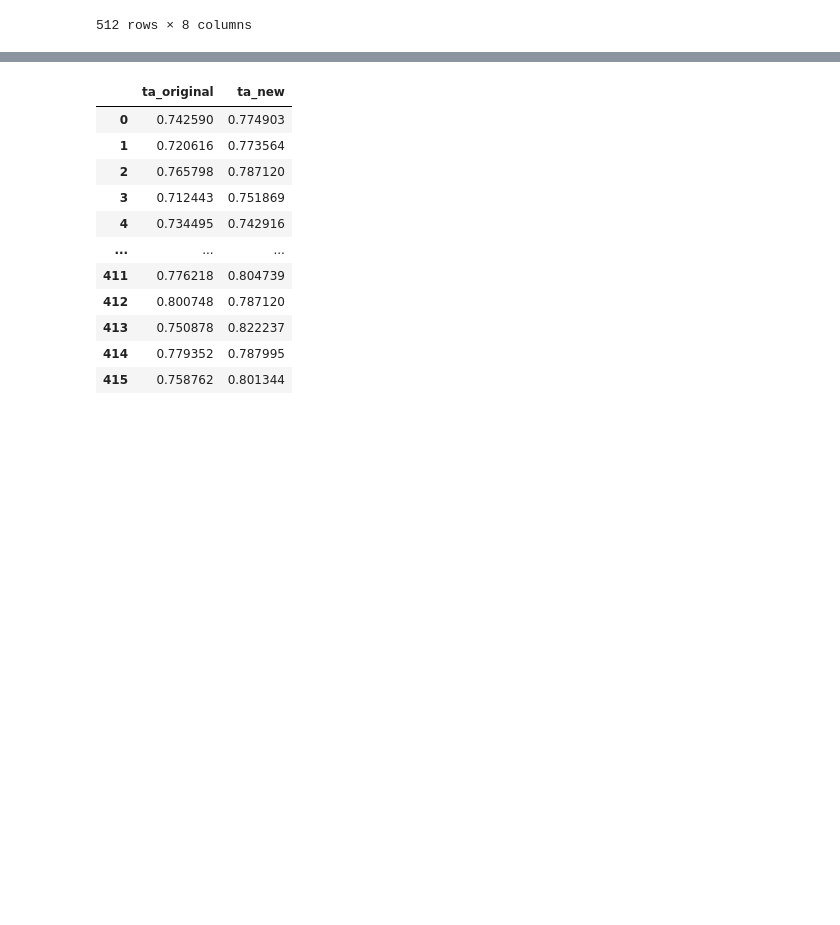
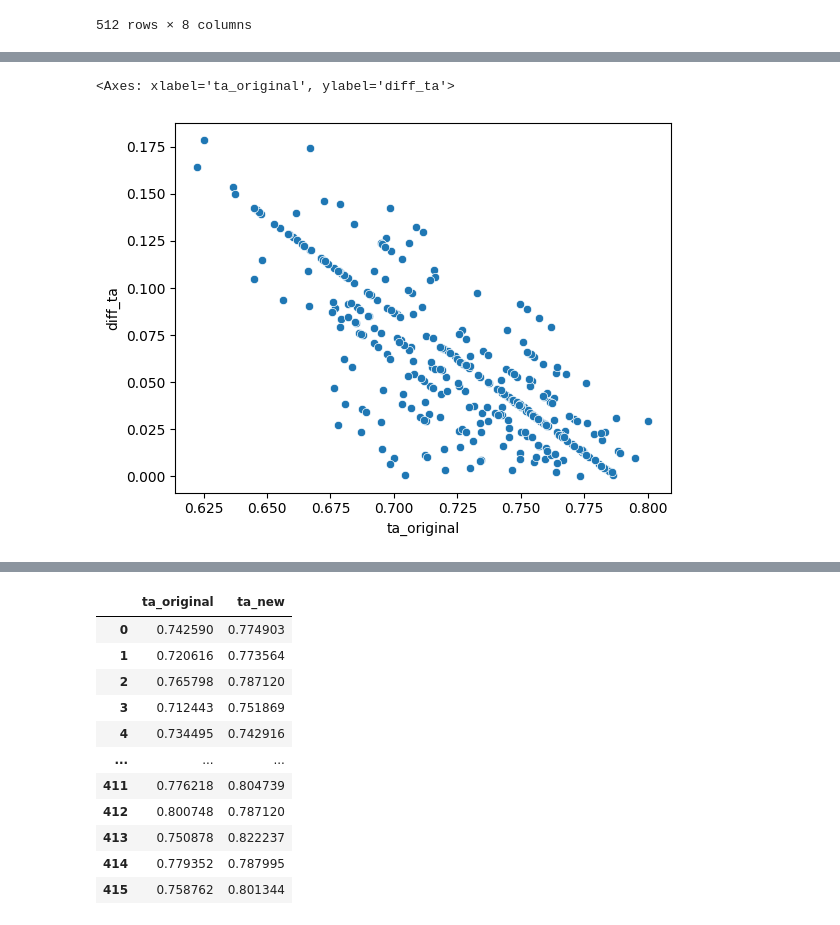
Before and after one commit to ecdiazl/capstone-project, a Jupyter notebook: Análisis/Capstone - Analisis_var1.ipynb, the cells around one changed output, grey strips where cells are left out. Drawn from its saved outputs; the diff is of its cells as text; code cells hidden in the pictures; blank space fills up the shorter version.

```diff
--- a/Análisis/Capstone - Analisis_var1.ipynb
+++ b/Análisis/Capstone - Analisis_var1.ipynb
@@ -148,0 +180,4 @@ resul_interes['diff_ta'][(resul_interes['diff_ta'] >=0) & (resul_interes['diff_t
+# %%
+df_scatter2=resul_interes[resul_interes['diff_ta'] >= 0][['ta_original','ta_new','diff_ta','diff_pay']].copy()
+df_scatter2 = df_scatter2.reset_index(drop=True)
+df_scatter2
@@ -148,0 +198,7 @@ resul_interes['diff_ta'][(resul_interes['diff_ta'] >=0) & (resul_interes['diff_t
+# %%
+sns.scatterplot(data=df_scatter2,
+                x='ta_original',
+                y='diff_ta')
+# %% [output]
+<Axes: xlabel='ta_original', ylabel='diff_ta'>
+[figure, added]
```
Also changed, not shown: parts of 25 cells of this notebook, 1 other file.
